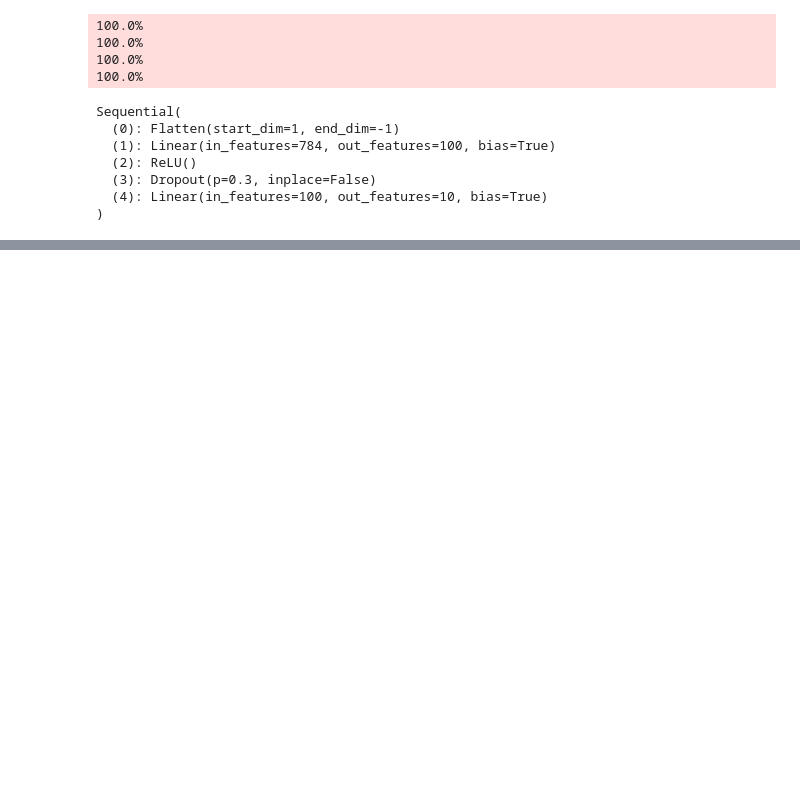
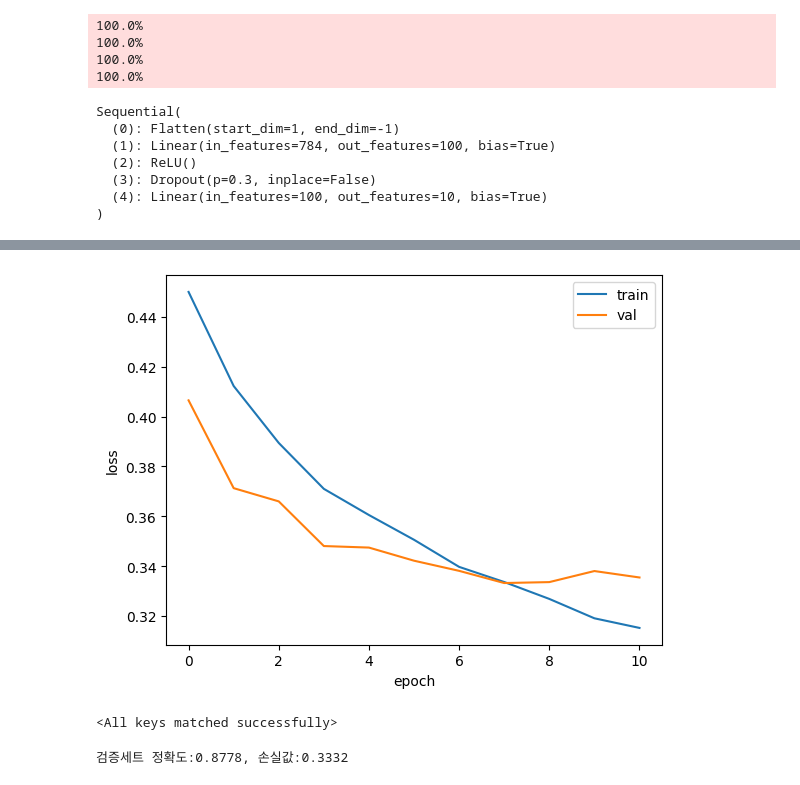
Before and after one commit to yonggyo1125/ai_class_source, a Jupyter notebook: 09 핀테크 머신러닝과 딥러닝 이해/source/day10/ex02.ipynb, the cells around one changed output, grey strips where cells are left out. Saved outputs shown, nothing was run; the diff lists cells and outputs as text; code cells hidden in the pictures; blank space fills up the shorter version.

```diff
--- a/09 핀테크 머신러닝과 딥러닝 이해/source/day10/ex02.ipynb
+++ b/09 핀테크 머신러닝과 딥러닝 이해/source/day10/ex02.ipynb
@@ -71,7 +71,7 @@ for epoch in range(epochs): # 50 에포크
 
         loss = criterion(outputs, targets) # 손실값(loss)
         loss.backward() # 역전파
-        optimzer.step() # 모델 파라미터 업데이트
+        optimizer.step() # 모델 파라미터 업데이트
 
         train_loss += loss.item() # 미니 배치 마다의 손실값(loss)을 누적
 
@@ -81,7 +81,7 @@ for epoch in range(epochs): # 50 에포크
         val_scaled = val_scaled.to(device)
         val_target = val_target.to(device)
         outputs = model(val_scaled) # 검증 세트의 예측값
-        loss = criterion(outputs, val_targets) # 검증 세트의 손실값(loss)
+        loss = criterion(outputs, val_target) # 검증 세트의 손실값(loss)
         val_loss = loss.item()
 
     # 1 에포크 종료시 훈련 손실, 검증 손실을 기록
@@ -104,0 +118,30 @@ for epoch in range(epochs): # 50 에포크
+# %%
+import matplotlib.pyplot as plt
+
+plt.plot(train_hist, label='train')
+plt.plot(val_hist, label='val')
+plt.xlabel('epoch')
+plt.ylabel('loss')
+plt.legend()
+plt.show()
+# %% [output]
+[figure, added]
+# %%
+# 저장된 모델의 가중치를 로드
+model.load_state_dict(torch.load('best_model.pt', weights_only=True))
+# %% [output]
+<All keys matched successfully>
+# %%
+model.eval()
+with torch.no_grad():
+    val_scaled = val_scaled.to(device)
+    val_target = val_target.to(device)
+    outputs = model(val_scaled)
+    loss = criterion(outputs, val_target)
+    predicts = torch.argmax(outputs, 1)
+    corrects = (predicts == val_target).sum().item()
+
+accuracy = corrects / len(val_target)
+print(f"검증세트 정확도:{accuracy:.4f}, 손실값:{loss.item():.4f}")
+# %% [output]
+검증세트 정확도:0.8778, 손실값:0.3332
```
Also changed, not shown: parts of 1 cell of this notebook, 1 other file.
